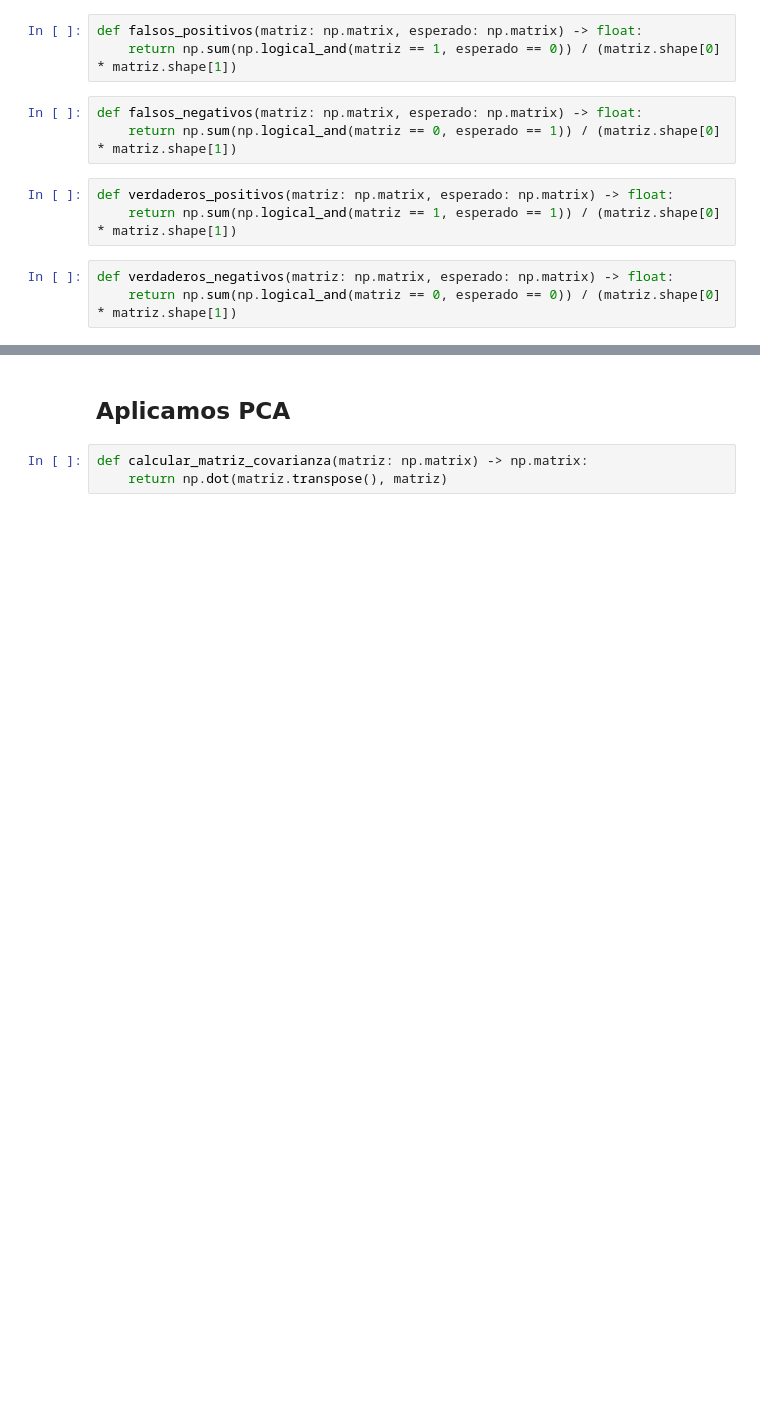
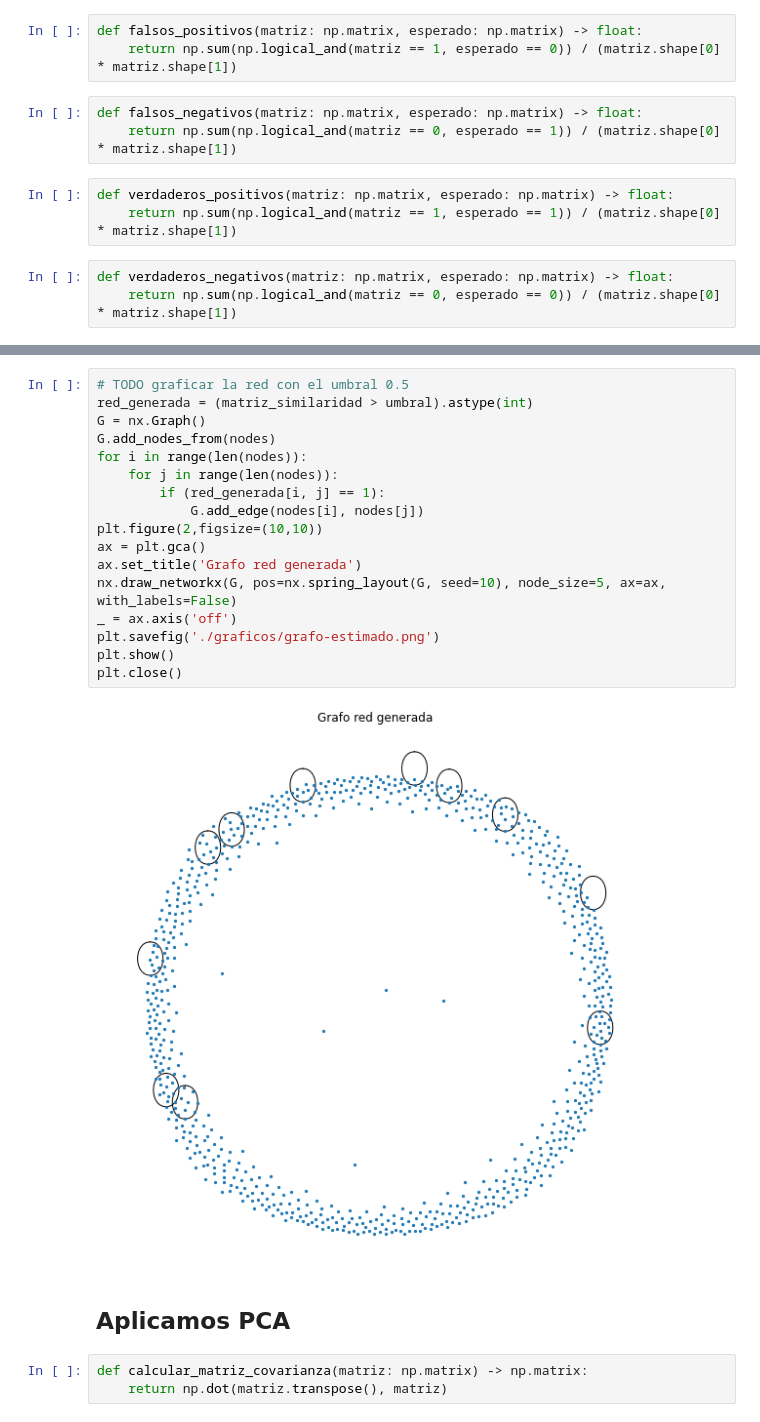
Before and after one commit to elgrandt/metodos-2022, a Jupyter notebook: TP2/python/seccion3.ipynb, the cells around one changed output, grey strips where cells are left out. Saved outputs shown, nothing was run; the diff lists cells and outputs as text; blank space fills up the shorter version.

```diff
--- a/TP2/python/seccion3.ipynb
+++ b/TP2/python/seccion3.ipynb
@@ -77,6 +78,25 @@ min      0.585124
 max      0.955268
 dtype: float64
 [figure]
+# %%
+# TODO graficar la red con el umbral 0.5
+red_generada = (matriz_similaridad > umbral).astype(int)
+G = nx.Graph()
+G.add_nodes_from(nodes)
+for i in range(len(nodes)):
+    for j in range(len(nodes)):
+        if (red_generada[i, j] == 1):
+            G.add_edge(nodes[i], nodes[j])
+plt.figure(2,figsize=(10,10))
+ax = plt.gca()
+ax.set_title('Grafo red generada')
+nx.draw_networkx(G, pos=nx.spring_layout(G, seed=10), node_size=5, ax=ax, with_labels=False)
+_ = ax.axis('off')
+plt.savefig('./graficos/grafo-estimado.png')
+plt.show()
+plt.close()
+# %% [output]
+[figure, added]
 # %% [markdown]
 ## Aplicamos PCA
 # %%
```
Also changed, not shown: parts of 4 cells of this notebook, 13 other files.
